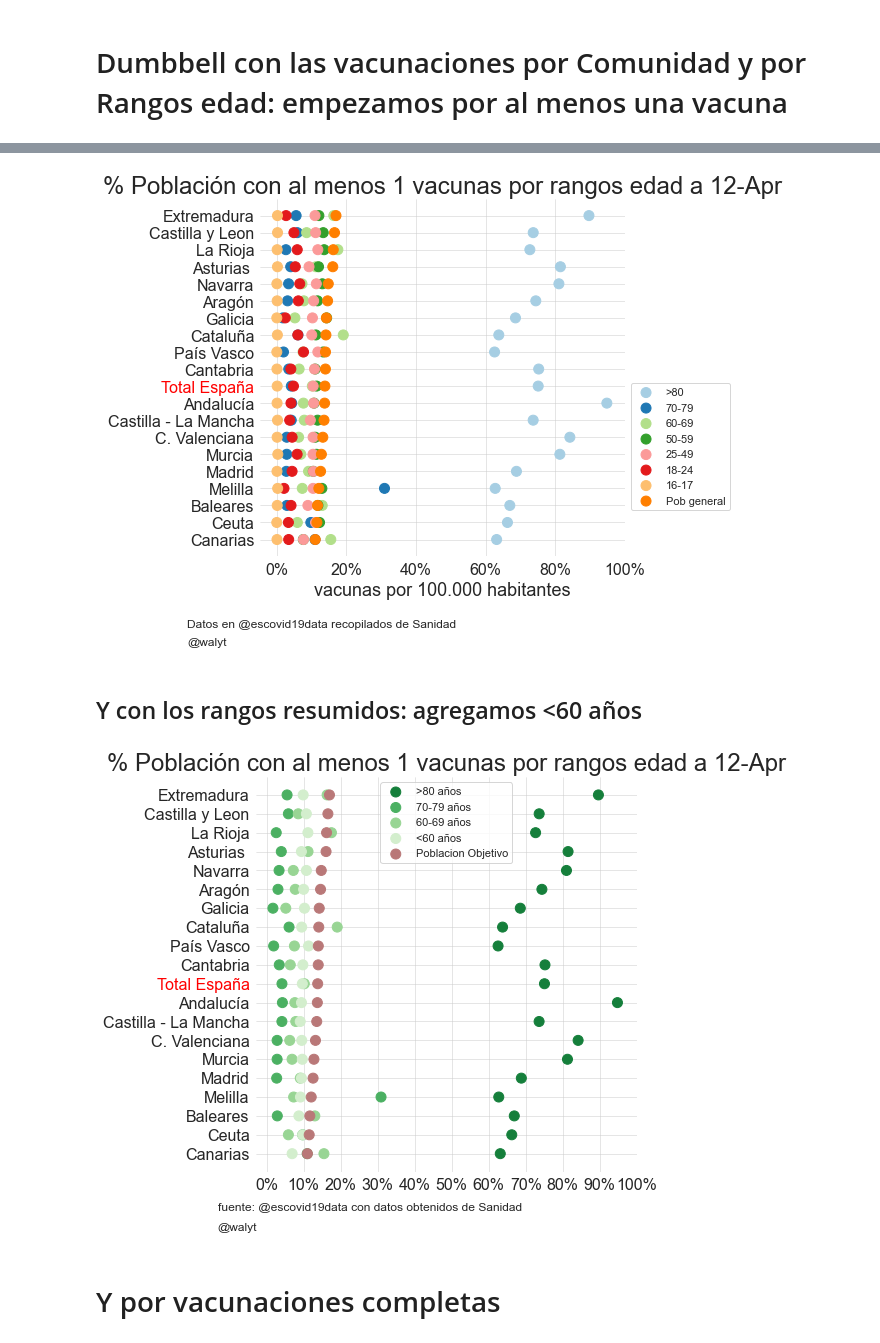
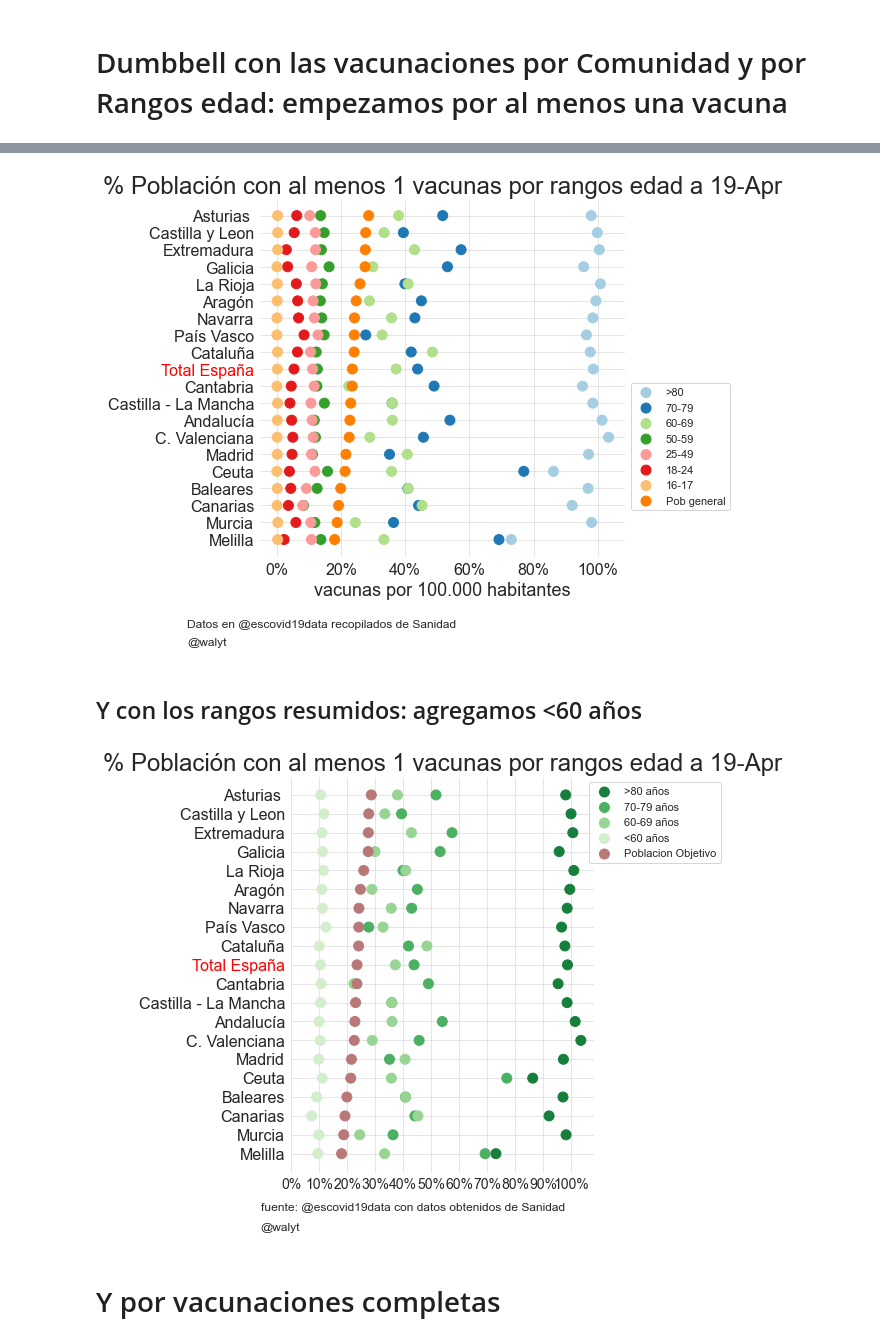
Before and after one commit to mharias/covid, a Jupyter notebook: vacunacion/code/Vacunas_graficos.ipynb, the cells around one changed output, grey strips where cells are left out. Saved outputs shown, nothing was run; the diff lists cells and outputs as text; code cells hidden in the pictures.

```diff
--- a/vacunacion/code/Vacunas_graficos.ipynb
+++ b/vacunacion/code/Vacunas_graficos.ipynb
@@ -53,14 +53,14 @@ for i in comunidades.keys():
 comunidades['España']=pob_spain
 # %%
 path_local_csv = '/Users/mharias/Documents/proyectos/covid/vacunacion/csv/'
-#path_escovid19data_csv = 'https://github.com/montera34/escovid19data/blob/master/data/original/vacunas/estado_vacunacion_.csv?raw=True'
+path_escovid19data_csv = 'https://github.com/montera34/escovid19data/blob/master/data/original/vacunas/estado_vacunacion_.csv?raw=True'
 path_img = '/Users/mharias/Documents/proyectos/covid/vacunacion/graficos/'
 # %%
 #datos_row = pd.read_csv(path_escovid19data_csv)
 # %%
-datos_row = pd.read_csv(path_local_csv+'estado_vacunacion_.csv')
+datos_row = pd.read_csv(path_escovid19data_csv+'estado_vacunacion_.csv')
 # %%
-dia = '9/4/21' # dia del informe
+dia = '16/4/21' # dia del informe
 dia = datetime.today().strftime(format='%-d/%-m/%y')
 un_dia = timedelta(days=1)
 # %%
@@ -1372,7 +1394,6 @@ ax.scatter(datos_['Pob Objetivo'], my_range, color=c, alpha=1 ,s=100, label='Pob
 
 
 #datos[datos['ccaa']=='']
-ax.get_yticklabels()[datos_.index.get_loc(datos_[datos_['ccaa']=='Total España'].index.values[0])].set_color("red")
 
 
 ax.legend(loc=4)
@@ -1385,6 +1406,7 @@ ax.set_title(title+' a {}'.format(today),fontsize=24)
 
 ax.set_xlabel('vacunas por 100.000 habitantes',fontsize=18)
 plt.yticks(my_range,datos_['ccaa'])
+ax.get_yticklabels()[datos_.index.get_loc(datos_[datos_['ccaa']=='Total España'].index.values[0])].set_color("red")
 ax.grid(True,lw=.5)
 sns.despine(left=True, bottom=True)
 sns.despine(left=True, bottom=True)
@@ -1401,7 +1423,7 @@ f.subplots_adjust(top=.9,bottom=.14,wspace=0.0,hspace=0.15)
 f.tight_layout()
 f.savefig(path_img+'dumbbell_rangoedades_1.png',dpi=144)
 # %% [output]
-[figure, old version]
+[figure, new version]
 # %% [markdown]
 ## Y con los rangos resumidos: agregamos <60 años
 # %%
@@ -1411,7 +1433,7 @@ def datos_vacunacion_1_resumido():
     datos = datos_raw.copy()
     datos['date_pub'] = pd.to_datetime(datos['date_pub'],format='%d/%m/%y')
     hoy = datetime.today()
-    hoy=datetime(year=2021,month=4,day=1)
+    #hoy=datetime(year=2021,month=4,day=1)
     hoy_str = hoy.strftime('%Y-%m-%d')
     datos = datos[datos['date_pub'] == hoy_str]
 
@@ -1491,36 +1513,36 @@ ax.scatter(datos_['%Pob Obj'], my_range, color=c, alpha=valor_alpha ,s=size_mark
 #ax.get_yticklabels()[datos_.index.get_loc(datos_[datos_['ccaa']=='Total España'].index.values[0])].set_color("red")
 
 
 ax.yaxis.set_tick_params(labelsize=16,width=0,rotation=0,pad=0,color=c)
-ax.xaxis.set_tick_params(labelsize=16,width=0,rotation=0,pad=0)
+ax.xaxis.set_tick_params(labelsize=14,width=0,rotation=0,pad=0)
 ax.xaxis.set_major_formatter(plt.FuncFormatter(lambda v,x:'{:,.0%}'.format(v).replace(',','.')))
 
 ax.set_xticks([0,.1,.2,.3,.4,.5,.6,.7,.8,.9,1])
 ax.set_title(title+' a {}'.format(today),fontsize=24)
 
 #ax.set_xlabel('vacunas por 100.000 habitantes',fontsize=18)
 plt.yticks(my_range,datos_['ccaa'])
 ax.grid(True,lw=.5)
 sns.despine(left=True, bottom=True)
 sns.despine(left=True, bottom=True)
 ax.get_yticklabels()[datos_.index.get_loc(datos_[datos_['ccaa']=='Total España'].index.values[0])].set_color("red")
 
 #ax.legend(loc=4,bbox_to_anchor=(1.0, .5))
-ax.legend(loc='upper center')
+ax.legend(loc='upper center',bbox_to_anchor=(1.2,1))
 
 # place a text box in upper left in axes coords .65, .35
 ax.text(-.1,-.1,fuente,transform=ax.transAxes, fontsize=12,ha='left')
 
 ax.text(-.1,-.15,autor, transform=ax.transAxes, fontsize=12)
 
 ax.get_yticklabels()[datos_.index.get_loc(datos_[datos_['ccaa']=='Total España'].index.values[0])].set_color("red")
 
 
 f.subplots_adjust(top=.9,bottom=.14,wspace=0.0,hspace=0.15)
 f.tight_layout()
 f.savefig(path_img+'dumbbell_rangoedades_resumido_1.png',dpi=144)
 # %% [output]
-[figure, old version]
+[figure, new version]
 # %% [markdown]
 # Y por vacunaciones completas
 # %%
```
Also changed, not shown: parts of 33 cells of this notebook, 29 other files.
